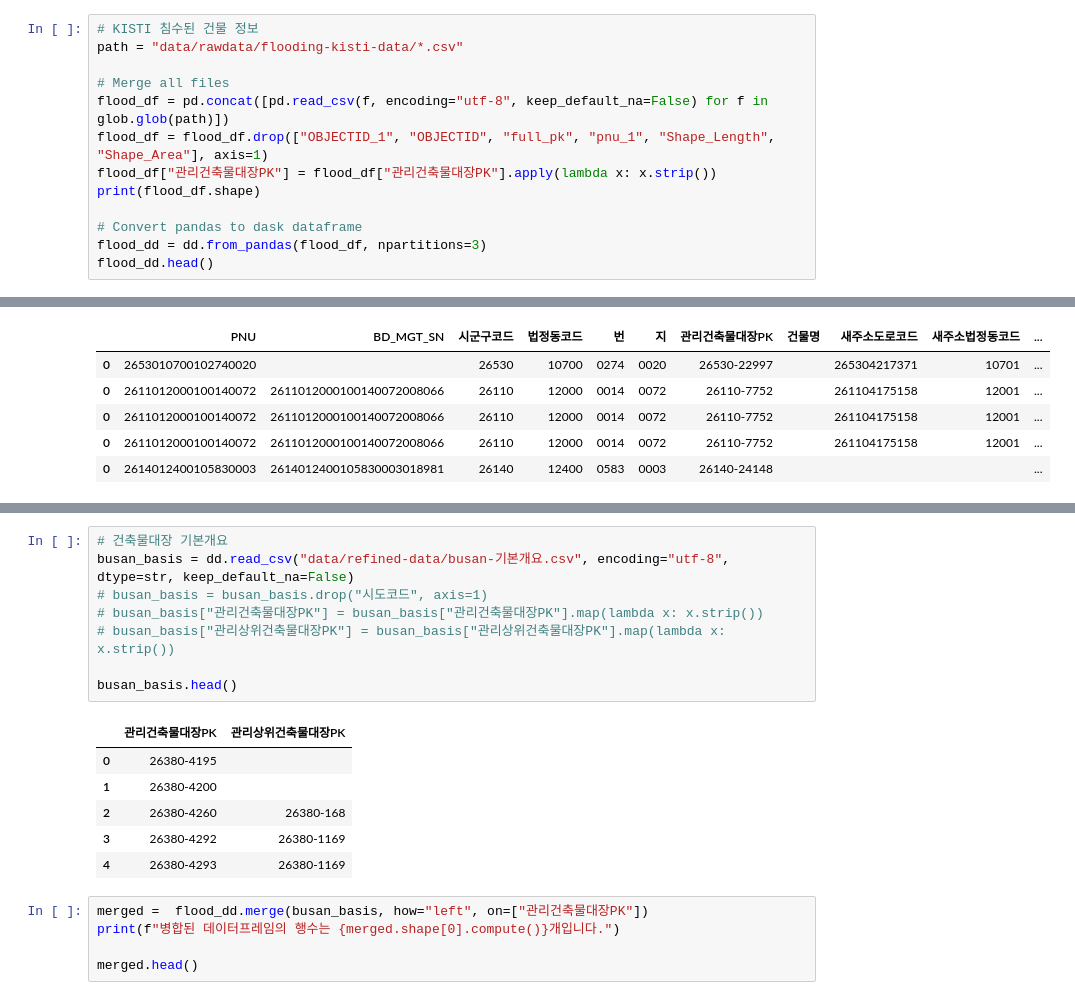
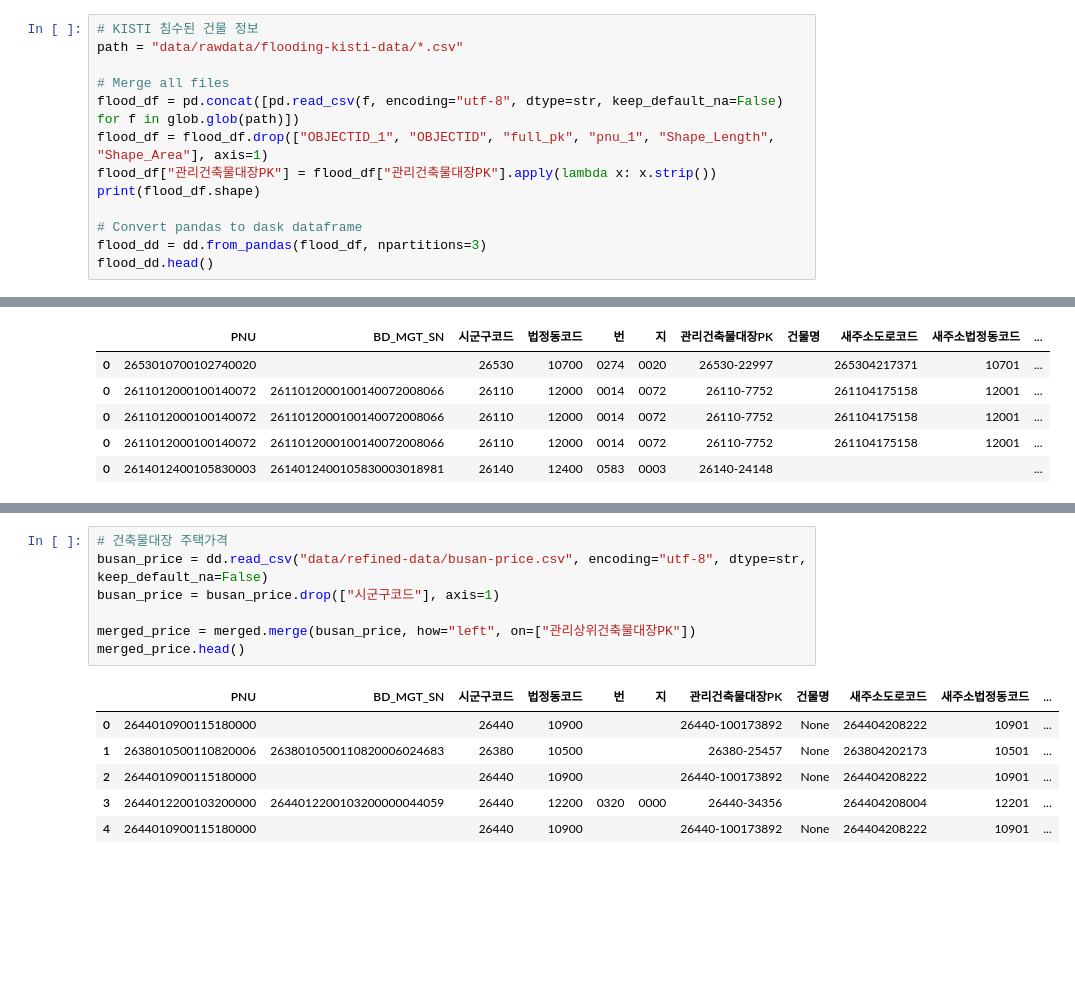
Before and after one commit to givemetarte/dask-bigdata-tutorial, a Jupyter notebook: merge-flooding-data.ipynb, the cells around one changed output, grey strips where cells are left out. Cells and saved outputs as stored; diff of their text form; blank space fills up the shorter version.

Commit message:
add data

```diff
--- a/merge-flooding-data.ipynb
+++ b/merge-flooding-data.ipynb
@@ -151,7 +132,7 @@ Wall time: 5min 20s
 path = "data/rawdata/flooding-kisti-data/*.csv"
 
 # Merge all files
-flood_df = pd.concat([pd.read_csv(f, encoding="utf-8", keep_default_na=False) for f in glob.glob(path)])
+flood_df = pd.concat([pd.read_csv(f, encoding="utf-8", dtype=str, keep_default_na=False) for f in glob.glob(path)])
 flood_df = flood_df.drop(["OBJECTID_1", "OBJECTID", "full_pk", "pnu_1", "Shape_Length", "Shape_Area"], axis=1)
 flood_df["관리건축물대장PK"] = flood_df["관리건축물대장PK"].apply(lambda x: x.strip())
 print(flood_df.shape)
@@ -170,20 +188,14 @@ flood_dd.head()
 # %%
-# 건축물대장 기본개요
-busan_basis = dd.read_csv("data/refined-data/busan-기본개요.csv", encoding="utf-8", dtype=str, keep_default_na=False)
-# busan_basis = busan_basis.drop("시도코드", axis=1)
-# busan_basis["관리건축물대장PK"] = busan_basis["관리건축물대장PK"].map(lambda x: x.strip())
-# busan_basis["관리상위건축물대장PK"] = busan_basis["관리상위건축물대장PK"].map(lambda x: x.strip())
+# 건축물대장 주택가격
+busan_price = dd.read_csv("data/refined-data/busan-price.csv", encoding="utf-8", dtype=str, keep_default_na=False)
+busan_price = busan_price.drop(["시군구코드"], axis=1)
 
-busan_basis.head()
+merged_price = merged.merge(busan_price, how="left", on=["관리상위건축물대장PK"])
+merged_price.head()
 # %% [output]
-|  | 관리건축물대장PK | 관리상위건축물대장PK |
-| 0 | 26380-4195 |  |
-| 1 | 26380-4200 |  |
-| 2 | 26380-4260 | 26380-168 |
-| 3 | 26380-4292 | 26380-1169 |
-| 4 | 26380-4293 | 26380-1169 |
+|  | PNU | BD_MGT_SN | 시군구코드 | 법정동코드 | 번 | 지 | 관리건축물대장PK | 건물명 | 새주소도로코드 | 새주소법정동코드 | ... |
+| 0 | 2644010900115180000 |  | 26440 | 10900 |  |  | 26440-100173892 | None | 264404208222 | 10901 | ... |
+| 1 | 2638010500110820006 | 2638010500110820006024683 | 26380 | 10500 |  |  | 26380-25457 | None | 263804202173 | 10501 | ... |
+| 2 | 2644010900115180000 |  | 26440 | 10900 |  |  | 26440-100173892 | None | 264404208222 | 10901 | ... |
+| 3 | 2644012200103200000 | 2644012200103200000044059 | 26440 | 12200 | 0320 | 0000 | 26440-34356 |  | 264404208004 | 12201 | ... |
+| 4 | 2644010900115180000 |  | 26440 | 10900 |  |  | 26440-100173892 | None | 264404208222 | 10901 | ... |
-# %%
-merged =  flood_dd.merge(busan_basis, how="left", on=["관리건축물대장PK"])
-print(f"병합된 데이터프레임의 행수는 {merged.shape[0].compute()}개입니다.")
-
-merged.head()
```
Also changed, not shown: parts of 14 cells of this notebook, 1 other file.
